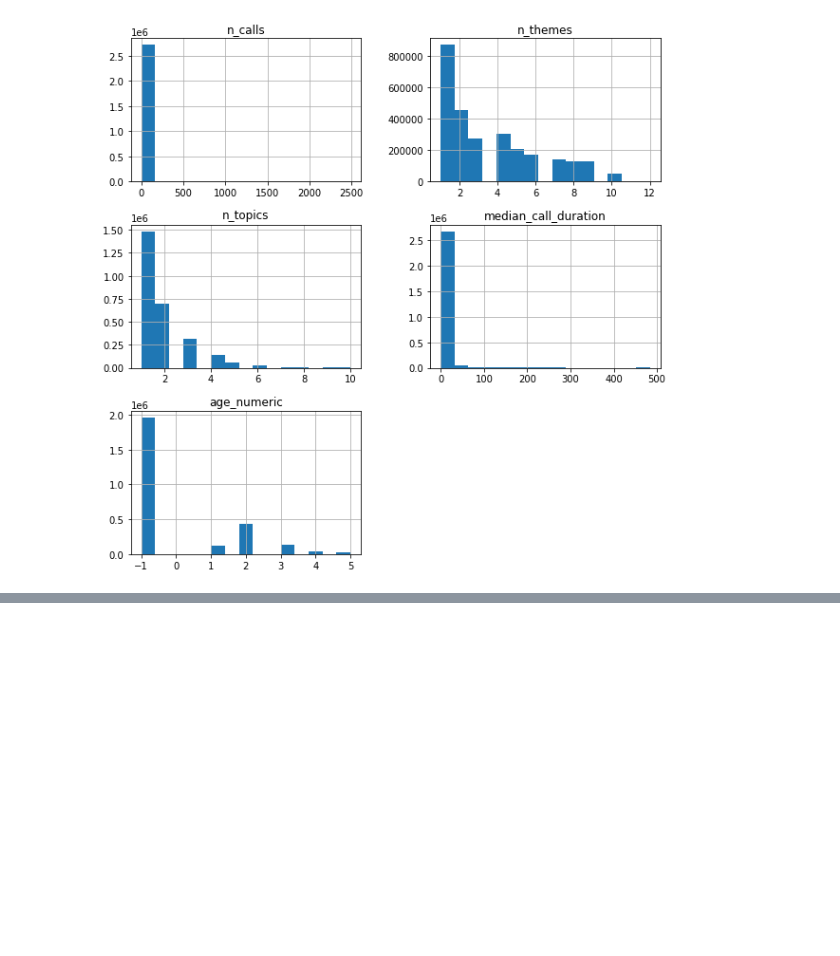
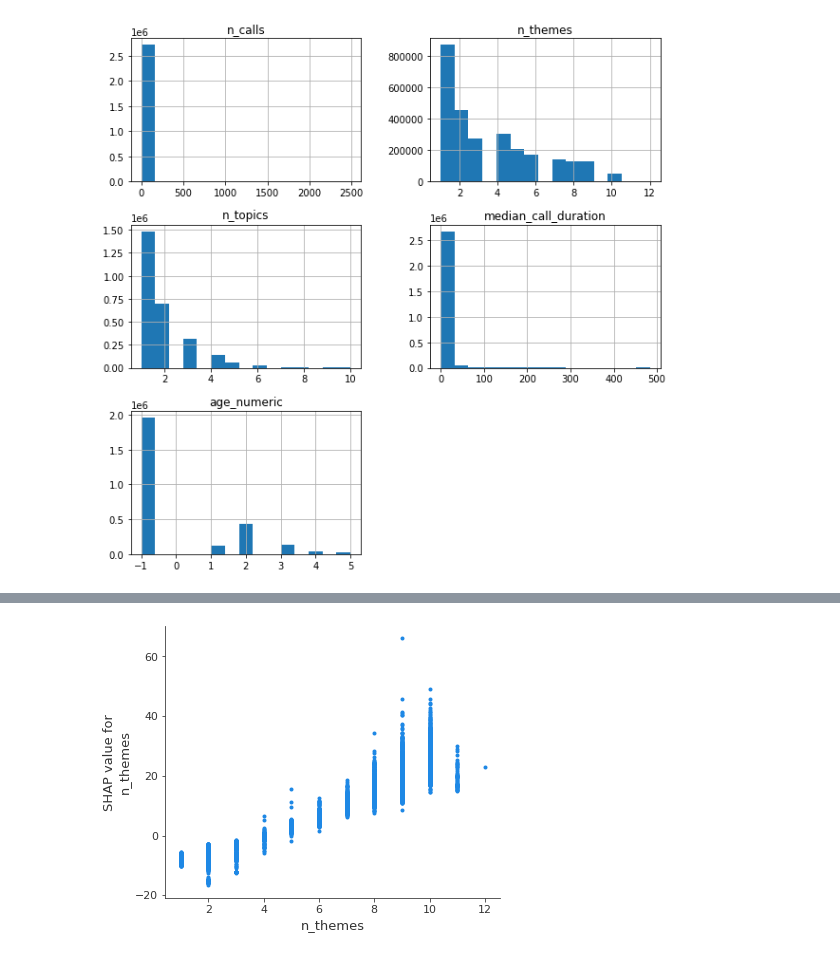
Before and after one commit to datakind/Viamo_DataDive_Dec22, a Jupyter notebook: Workstream #4/explaining_n_calls.ipynb, the cells around one changed output, grey strips where cells are left out. Drawn from its saved outputs; the diff is of its cells as text; code cells hidden in the pictures; blank space fills up the shorter version.

```diff
--- a/Workstream #4/explaining_n_calls.ipynb
+++ b/Workstream #4/explaining_n_calls.ipynb
@@ -57,0 +76,4 @@ shap_values = lgbm_explainer.shap_values(X_sample)
+# %%
+shap.dependence_plot(ind = 'n_themes', shap_values =  shap_values, features = X_sample,interaction_index = None)
+# %% [output]
+[figure, added]
```
Also changed, not shown: parts of 13 cells of this notebook, 1 other file.
